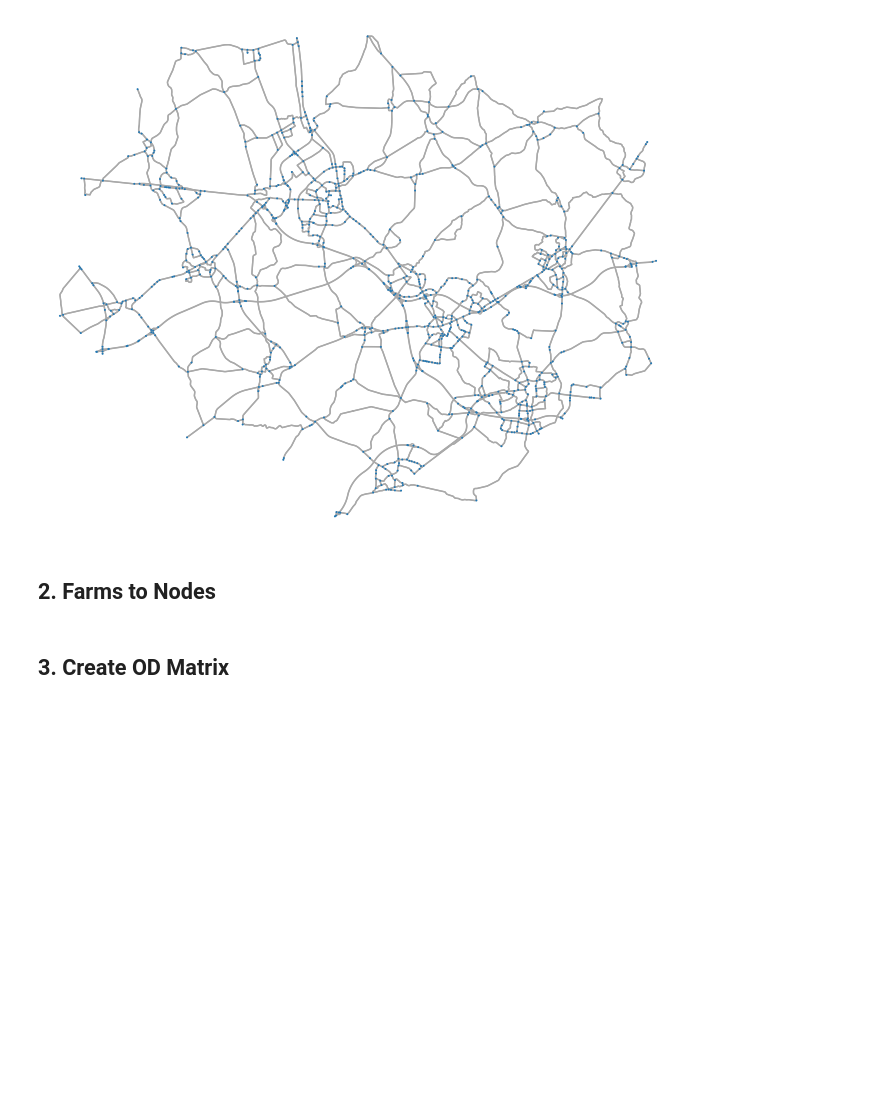
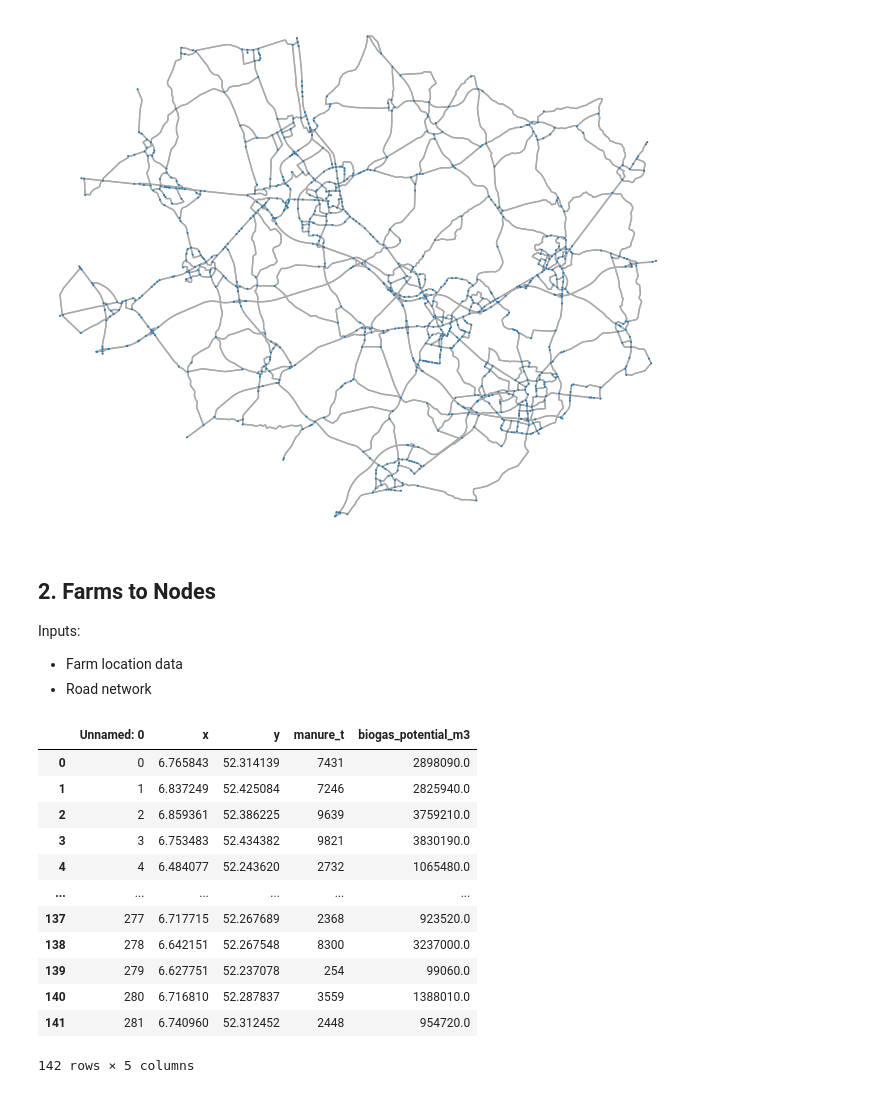
Before and after one commit to springonions-87/bioze_digital_mapping_tool, a Jupyter notebook: clustering/road_network_osm.ipynb, the cells around one changed output. Cells and saved outputs as stored; diff of their text form; code cells hidden in the pictures; blank space fills up the shorter version.

```diff
--- a/clustering/road_network_osm.ipynb
+++ b/clustering/road_network_osm.ipynb
@@ -85,5 +86,24 @@ e['highway'] = e['highway'].apply(lambda x: ', '.join(x) if isinstance(x, list)
 e[["geometry","highway"]].to_file("./osm_network/G_e.shp")
 # %% [markdown]
 ## 2. Farms to Nodes
+
+Inputs:
+* Farm location data
+* Road network
-# %% [markdown]
-## 3. Create OD Matrix
+# %%
+farm = pd.read_csv('./farm_mock.csv')
+farm
+# %% [output]
+|  | Unnamed: 0 | x | y | manure_t | biogas_potential_m3 |
+| 0 | 0 | 6.765843 | 52.314139 | 7431 | 2898090.0 |
+| 1 | 1 | 6.837249 | 52.425084 | 7246 | 2825940.0 |
+| 2 | 2 | 6.859361 | 52.386225 | 9639 | 3759210.0 |
+| 3 | 3 | 6.753483 | 52.434382 | 9821 | 3830190.0 |
+| 4 | 4 | 6.484077 | 52.243620 | 2732 | 1065480.0 |
+| ... | ... | ... | ... | ... | ... |
+| 137 | 277 | 6.717715 | 52.267689 | 2368 | 923520.0 |
+| 138 | 278 | 6.642151 | 52.267548 | 8300 | 3237000.0 |
+| 139 | 279 | 6.627751 | 52.237078 | 254 | 99060.0 |
+| 140 | 280 | 6.716810 | 52.287837 | 3559 | 1388010.0 |
+| 141 | 281 | 6.740960 | 52.312452 | 2448 | 954720.0 |
+142 rows × 5 columns
```
Also changed, not shown: parts of 11 cells of this notebook, 6 other files.
